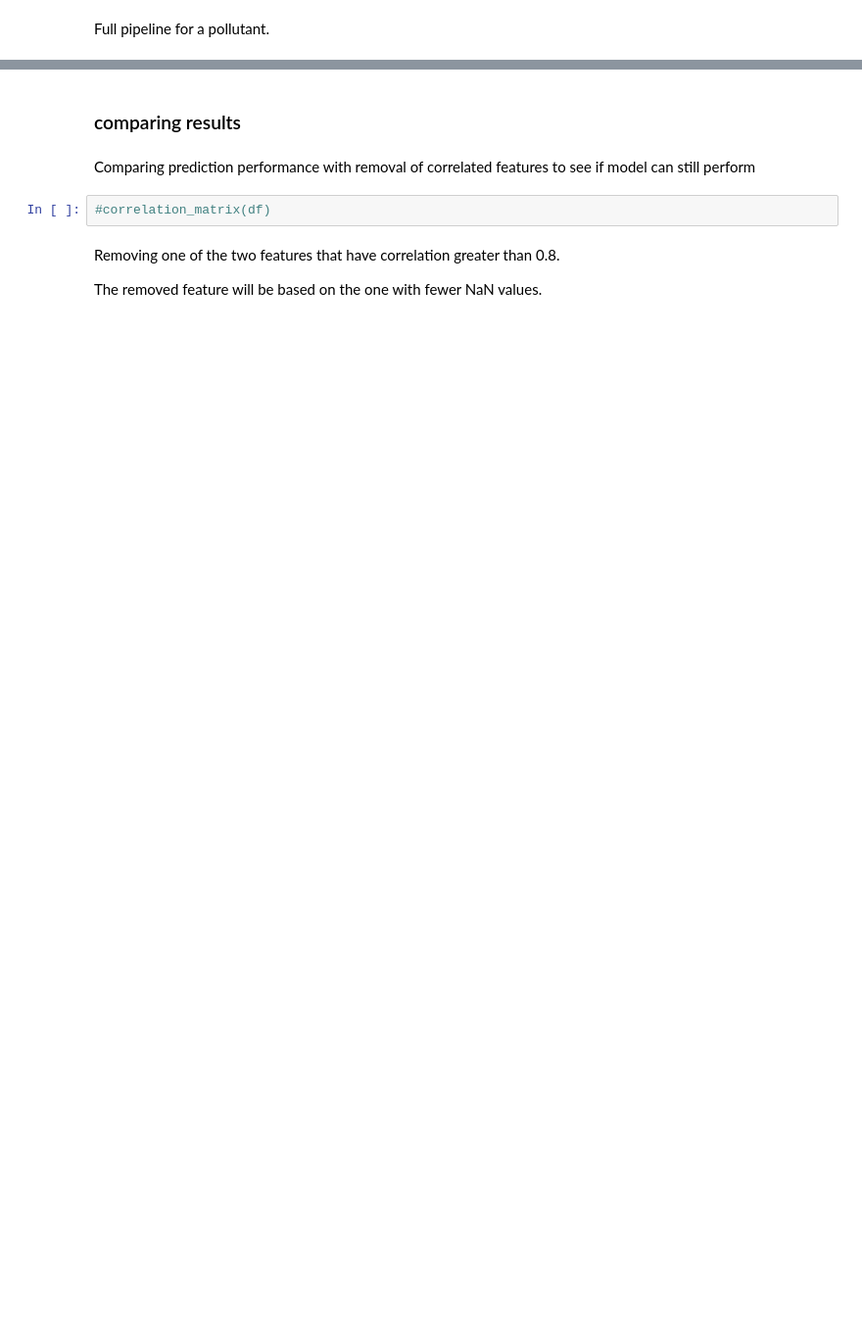
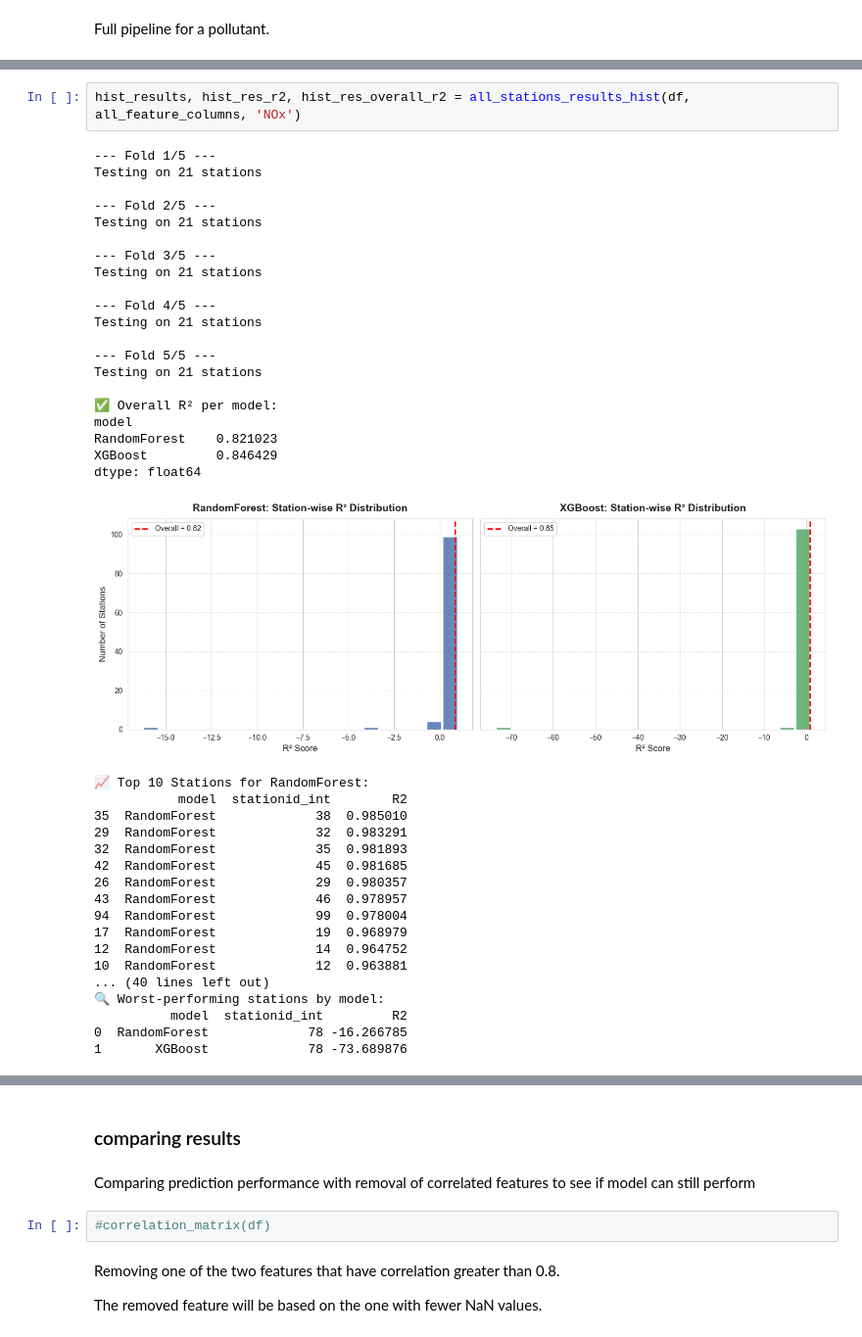
Before and after one commit to AlexRarinca/Air_Quality_Prediction, a Jupyter notebook: air_quality_all.ipynb, the cells around one changed output, grey strips where cells are left out. Shown at 98% size. Cells and saved outputs as stored; diff of their text form; blank space fills up the shorter version.

```diff
--- a/air_quality_all.ipynb
+++ b/air_quality_all.ipynb
@@ -2260,0 +2091,41 @@ Neural Net/ lstm
+# %%
+hist_results, hist_res_r2, hist_res_overall_r2 = all_stations_results_hist(df, all_feature_columns, 'NOx')
+# %% [output]
+--- Fold 1/5 ---
+Testing on 21 stations
+
+--- Fold 2/5 ---
+Testing on 21 stations
+
+--- Fold 3/5 ---
+Testing on 21 stations
+
+--- Fold 4/5 ---
+Testing on 21 stations
+
+--- Fold 5/5 ---
+Testing on 21 stations
+
+✅ Overall R² per model:
+model
+RandomForest    0.821023
+XGBoost         0.846429
+dtype: float64
+[figure, added]
+📈 Top 10 Stations for RandomForest:
+           model  stationid_int        R2
+35  RandomForest             38  0.985010
+29  RandomForest             32  0.983291
+32  RandomForest             35  0.981893
+42  RandomForest             45  0.981685
+26  RandomForest             29  0.980357
+43  RandomForest             46  0.978957
+94  RandomForest             99  0.978004
+17  RandomForest             19  0.968979
+12  RandomForest             14  0.964752
+10  RandomForest             12  0.963881
+... (40 lines left out)
+🔍 Worst-performing stations by model:
+          model  stationid_int         R2
+0  RandomForest             78 -16.266785
+1       XGBoost             78 -73.689876
```
Also changed, not shown: parts of 49 cells of this notebook.
